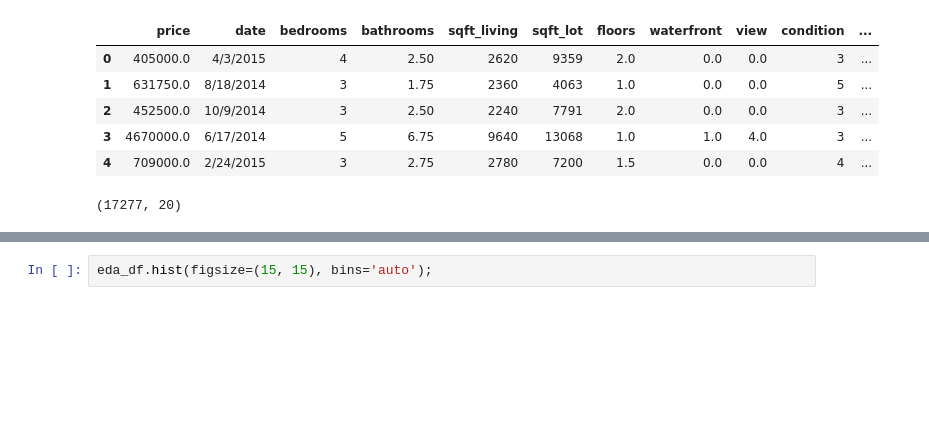
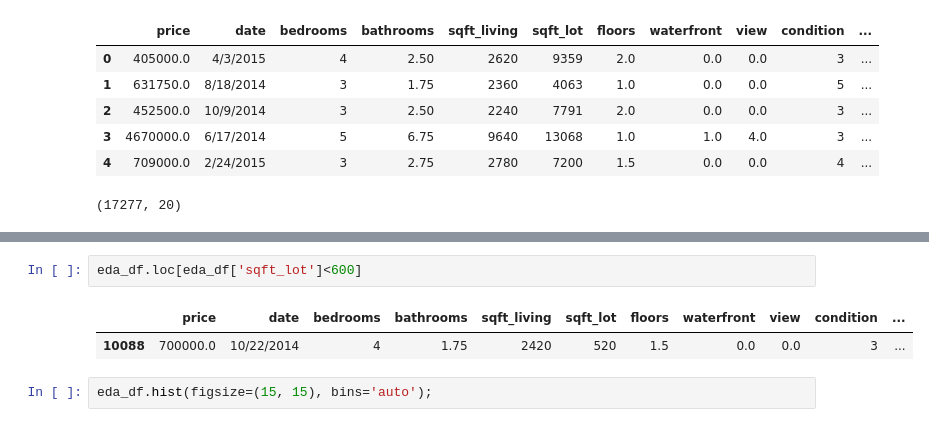
Before and after one commit to jmarkowi/kingcounty, a Jupyter notebook: Markowitz_working_nb.ipynb, the cells around one changed output, grey strips where cells are left out. Saved outputs shown, nothing was run; the diff lists cells and outputs as text; blank space fills up the shorter version.

```diff
--- a/Markowitz_working_nb.ipynb
+++ b/Markowitz_working_nb.ipynb
@@ -80,6 +80,11 @@ eda_df.describe()
 | 50% | 4.500000e+05 | 3.000000 | 2.250000 | 1910.000000 | 7.620000e+03 | 1.500000 | 0.000000 | 0.000000 | 3.000000 | 7.000000 | ... |
 | 75% | 6.412500e+05 | 4.000000 | 2.500000 | 2550.000000 | 1.071600e+04 | 2.000000 | 0.000000 | 0.000000 | 4.000000 | 8.000000 | ... |
 | max | 7.700000e+06 | 33.000000 | 8.000000 | 13540.000000 | 1.651359e+06 | 3.500000 | 1.000000 | 4.000000 | 5.000000 | 13.000000 | ... |
+# %%
+eda_df.loc[eda_df['sqft_lot']<600]
+# %% [output]
+|  | price | date | bedrooms | bathrooms | sqft_living | sqft_lot | floors | waterfront | view | condition | ... |
+| 10088 | 700000.0 | 10/22/2014 | 4 | 1.75 | 2420 | 520 | 1.5 | 0.0 | 0.0 | 3 | ... |
 # %%
 eda_df.hist(figsize=(15, 15), bins='auto');
 # %% [output]
```
Also changed, not shown: parts of 8 cells of this notebook.
